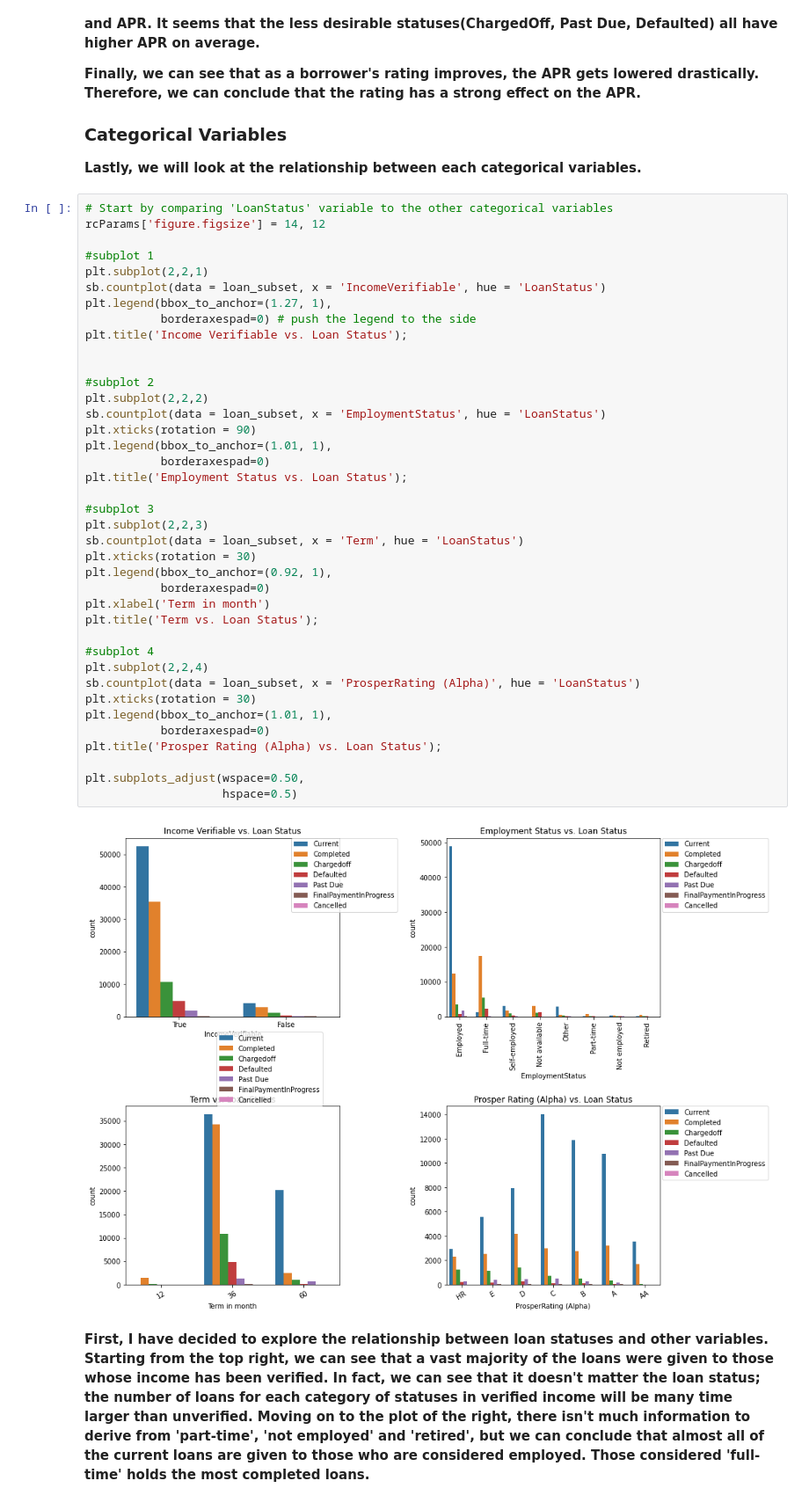
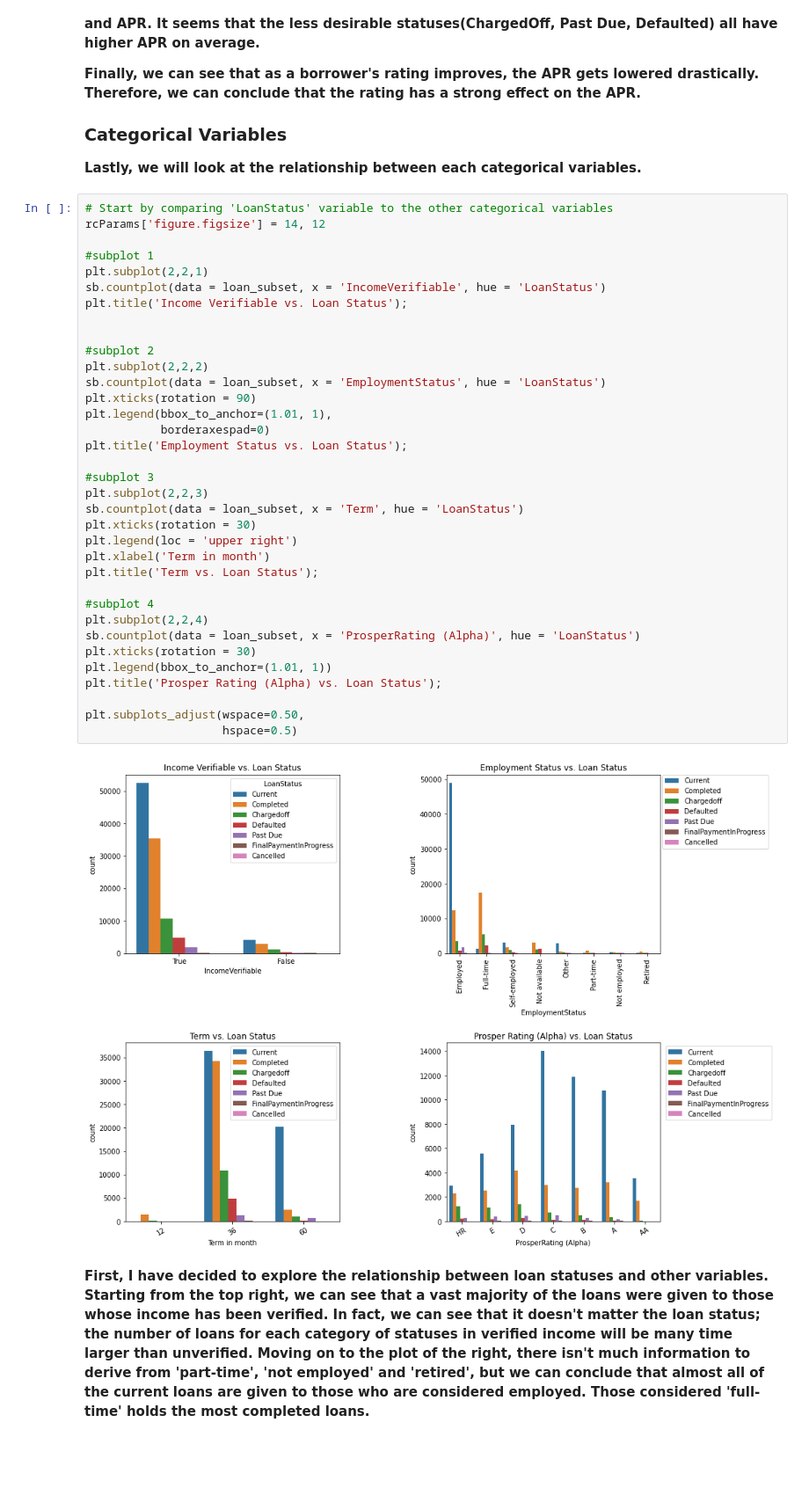
Before and after one commit to Mr-Chang95/Portfolio, a Jupyter notebook: Udacity Data Analyst Projects/Proj#4 - Loans Exploratory Data Analysis/Part_I_Exploration.ipynb, the cells around one changed output. Shown at 88% size. Cells and saved outputs as stored; diff of their text form; blank space fills up the shorter version.

```diff
--- a/Udacity Data Analyst Projects/Proj#4 - Loans Exploratory Data Analysis/Part_I_Exploration.ipynb
+++ b/Udacity Data Analyst Projects/Proj#4 - Loans Exploratory Data Analysis/Part_I_Exploration.ipynb
@@ -562,40 +535,36 @@ rcParams['figure.figsize'] = 14, 12
 #subplot 1
 plt.subplot(2,2,1)
 sb.countplot(data = loan_subset, x = 'IncomeVerifiable', hue = 'LoanStatus')
-plt.legend(bbox_to_anchor=(1.27, 1),
-           borderaxespad=0) # push the legend to the side
 plt.title('Income Verifiable vs. Loan Status');
 
 
 #subplot 2
 plt.subplot(2,2,2)
 sb.countplot(data = loan_subset, x = 'EmploymentStatus', hue = 'LoanStatus')
 plt.xticks(rotation = 90)
 plt.legend(bbox_to_anchor=(1.01, 1),
            borderaxespad=0)
 plt.title('Employment Status vs. Loan Status');
 
 #subplot 3
 plt.subplot(2,2,3)
 sb.countplot(data = loan_subset, x = 'Term', hue = 'LoanStatus')
 plt.xticks(rotation = 30)
-plt.legend(bbox_to_anchor=(0.92, 1),
-           borderaxespad=0)
+plt.legend(loc = 'upper right')
 plt.xlabel('Term in month')
 plt.title('Term vs. Loan Status');
 
 #subplot 4
 plt.subplot(2,2,4)
 sb.countplot(data = loan_subset, x = 'ProsperRating (Alpha)', hue = 'LoanStatus')
 plt.xticks(rotation = 30)
-plt.legend(bbox_to_anchor=(1.01, 1),
-           borderaxespad=0)
+plt.legend(bbox_to_anchor=(1.01, 1))
 plt.title('Prosper Rating (Alpha) vs. Loan Status');
 
 plt.subplots_adjust(wspace=0.50,
                     hspace=0.5)
 # %% [output]
-[figure, old version]
+[figure, new version]
 # %% [markdown]
 **First, I have decided to explore the relationship between loan statuses and other variables. Starting from the top right, we can see that a vast majority of the loans were given to those whose income has been verified. In fact, we can see that it doesn't matter the loan status; the number of loans for each category of statuses in verified income will be many time larger than unverified. Moving on to the plot of the right, there isn't much information to derive from 'part-time', 'not employed' and 'retired', but we can conclude that almost all of the current loans are given to those who are considered employed. Those considered 'full-time' holds the most completed loans.**
 
```
Also changed, not shown: parts of 9 cells of this notebook.
